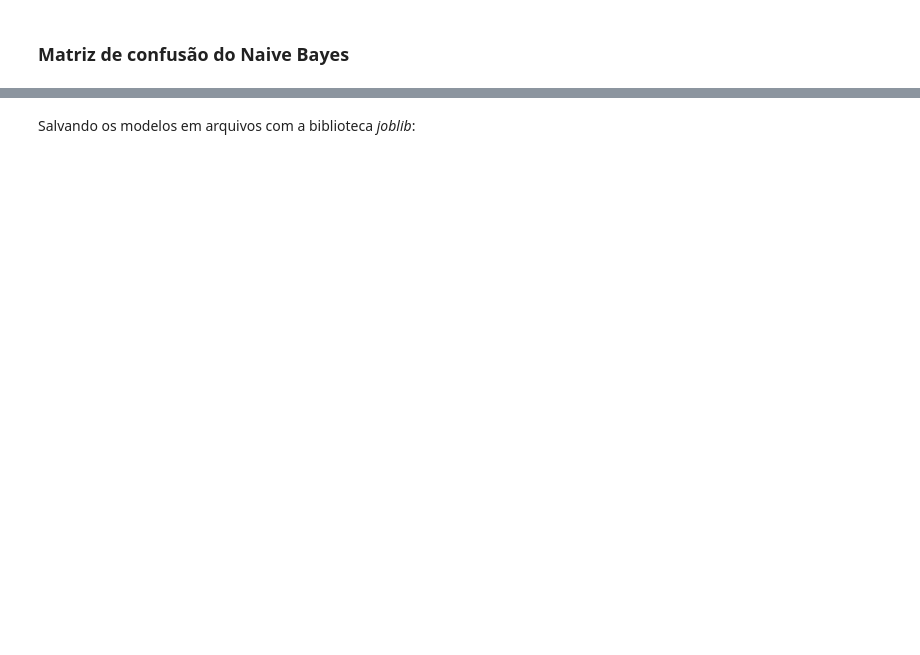
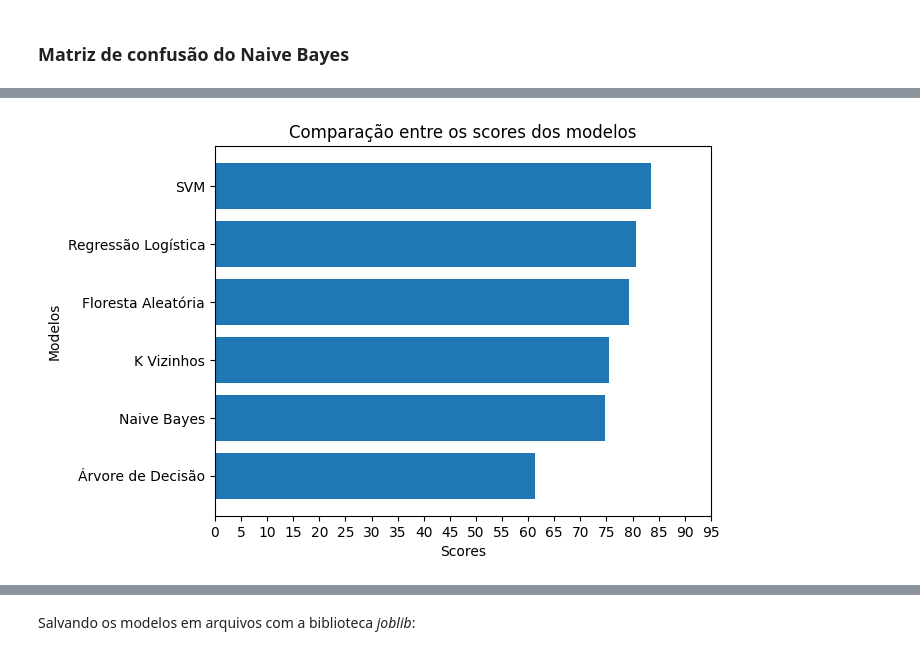
Before and after one commit to Matheus-0/Music-Genre-Classification, a Jupyter notebook: training.ipynb, the cells around one changed output, grey strips where cells are left out. Saved outputs shown, nothing was run; the diff lists cells and outputs as text; code cells hidden in the pictures; blank space fills up the shorter version.

```diff
--- a/training.ipynb
+++ b/training.ipynb
@@ -562,0 +567,9 @@ plot_confusion_matrix(cm_nb, genres, normalize=True)
+# %%
+scores = [
+    grid_lr.best_score_,
+    grid_dt.best_score_,
+    grid_rf.best_score_,
+    grid_svm.best_score_,
+    grid_knn.best_score_,
+    grid_nb.best_score_
+]
@@ -562,0 +603,27 @@ plot_confusion_matrix(cm_nb, genres, normalize=True)
+# %%
+scores = [x * 100 for x in scores]
+test_accuracy = [x * 100 for x in test_accuracy]
+test_precision = [x * 100 for x in test_precision]
+test_f1_score = [x * 100 for x in test_f1_score]
+# %%
+sorted_models_scores = sorted(zip(names, scores), key=lambda d: d[1])
+sorted_models_accuracy = sorted(zip(names, test_accuracy), key=lambda d: d[1])
+sorted_models_precision = sorted(zip(names, test_precision), key=lambda d: d[1])
+sorted_models_f1_score = sorted(zip(names, test_f1_score), key=lambda d: d[1])
+# %%
+sorted_names_scores, sorted_scores = zip(*sorted_models_scores)
+sorted_names_accuracy, sorted_accuracy = zip(*sorted_models_accuracy)
+sorted_names_precision, sorted_precision = zip(*sorted_models_precision)
+sorted_names_f1_score, sorted_f1_score = zip(*sorted_models_f1_score)
+# %%
+plt.barh(sorted_names_scores, sorted_scores)
+
+plt.xlabel('Scores')
+plt.ylabel('Modelos')
+plt.title('Comparação entre os scores dos modelos')
+
+ticks = np.arange(0, 100, 5)
+
+plt.xticks(ticks);
+# %% [output]
+[figure, added]
```
Also changed, not shown: parts of 26 cells of this notebook, 1 other file.
